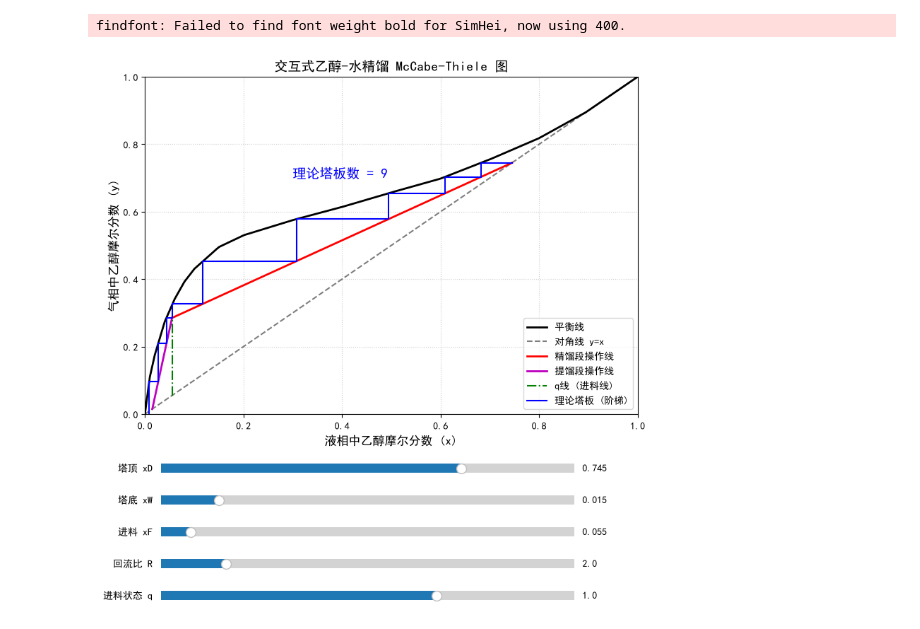
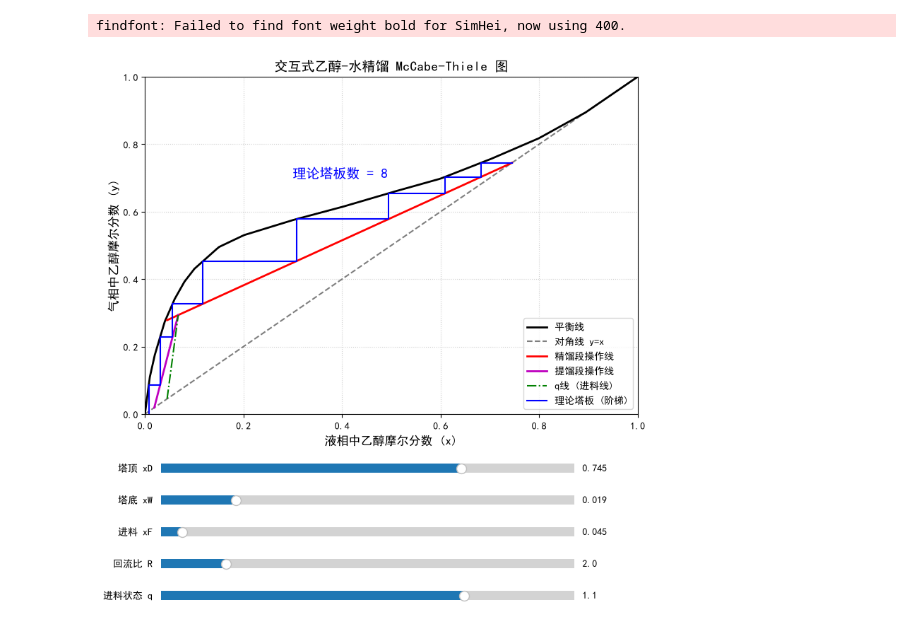
Before and after one commit to 2113325803-glitch/learning-git, a Jupyter notebook: chemical_code/interactive_distillation.ipynb, the cells around one changed output. Saved outputs shown, nothing was run; the diff lists cells and outputs as text; code cells hidden in the pictures.

```diff
--- a/chemical_code/interactive_distillation.ipynb
+++ b/chemical_code/interactive_distillation.ipynb
@@ -25,11 +25,11 @@ fig, ax = plt.subplots(figsize=(9, 9))
 plt.subplots_adjust(bottom=0.35)
 
 # 初始参数（使用你之前算出的部分回流数据）
-init_xD = 0.744
-init_xW = 0.015
-init_xF = 0.056
+init_xD = 0.7465
+init_xW = 0.0187
+init_xF = 0.0472
 init_R = 2.0
-init_q = 1.0  # 进料热状态，1为泡点进料
+init_q = 1.129  # 进料热状态，1为泡点进料
 
 # 静态线：平衡线与对角线
 ax.plot(x_curve, y_curve, 'k-', linewidth=2, label='平衡线')
@@ -144,31 +144,31 @@ def update(val):
     # 实时重绘
     fig.canvas.draw_idle()
 
 # ================= 4. 添加滑块 =================
 # 滑块位置：[左侧起始, 底部起始, 宽度, 高度]
 ax_xD = plt.axes([0.15, 0.25, 0.65, 0.03])
 ax_xW = plt.axes([0.15, 0.20, 0.65, 0.03])
 ax_xF = plt.axes([0.15, 0.15, 0.65, 0.03])
 ax_R  = plt.axes([0.15, 0.10, 0.65, 0.03])
 ax_q  = plt.axes([0.15, 0.05, 0.65, 0.03])
 
 s_xD = Slider(ax_xD, '塔顶 xD', 0.2, 0.95, valinit=init_xD, valstep=0.005)
 s_xW = Slider(ax_xW, '塔底 xW', 0.001, 0.1, valinit=init_xW, valstep=0.001)
 s_xF = Slider(ax_xF, '进料 xF', 0.02, 0.5, valinit=init_xF, valstep=0.005)
 s_R  = Slider(ax_R, '回流比 R', 0.5, 10.0, valinit=init_R, valstep=0.1)
 s_q  = Slider(ax_q, '进料状态 q', 0.0, 1.5, valinit=init_q, valstep=0.1)
 
 # 绑定滑块事件
 s_xD.on_changed(update)
 s_xW.on_changed(update)
 s_xF.on_changed(update)
 s_R.on_changed(update)
 s_q.on_changed(update)
 
 # 初始触发一次绘图
 update(None)
 
 plt.show()
 # %% [output]
 findfont: Failed to find font weight bold for SimHei, now using 400.
-[figure, old version]
+[figure, new version]
```
